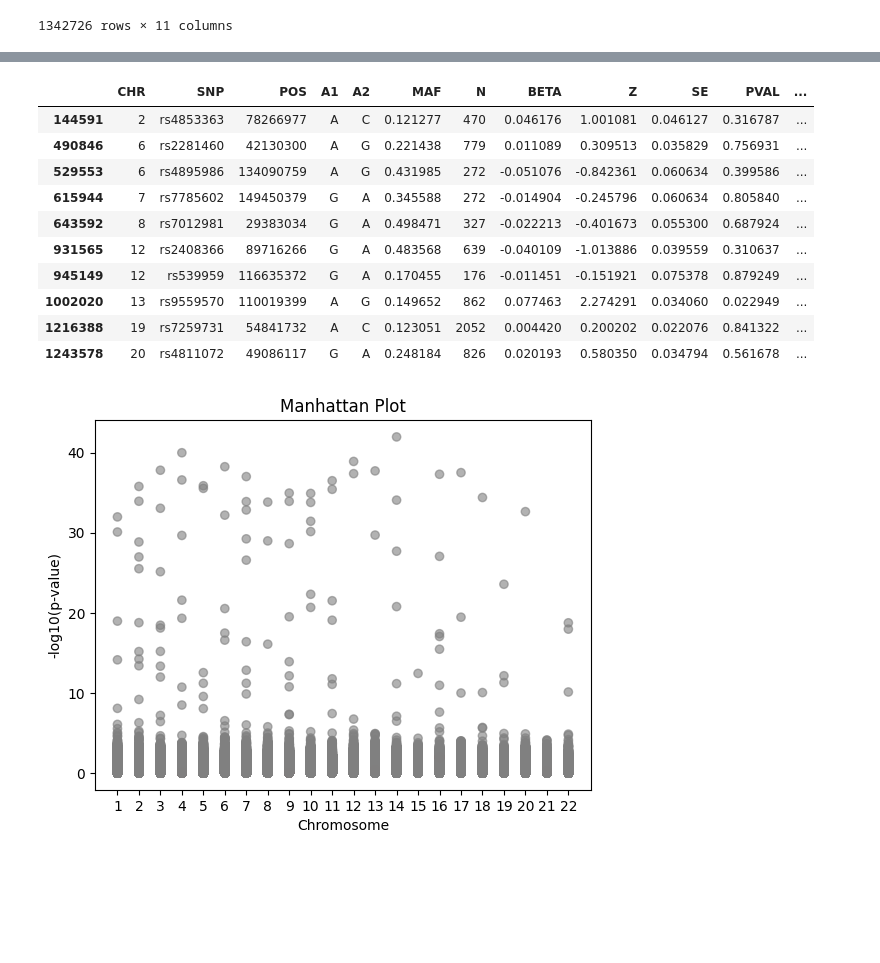
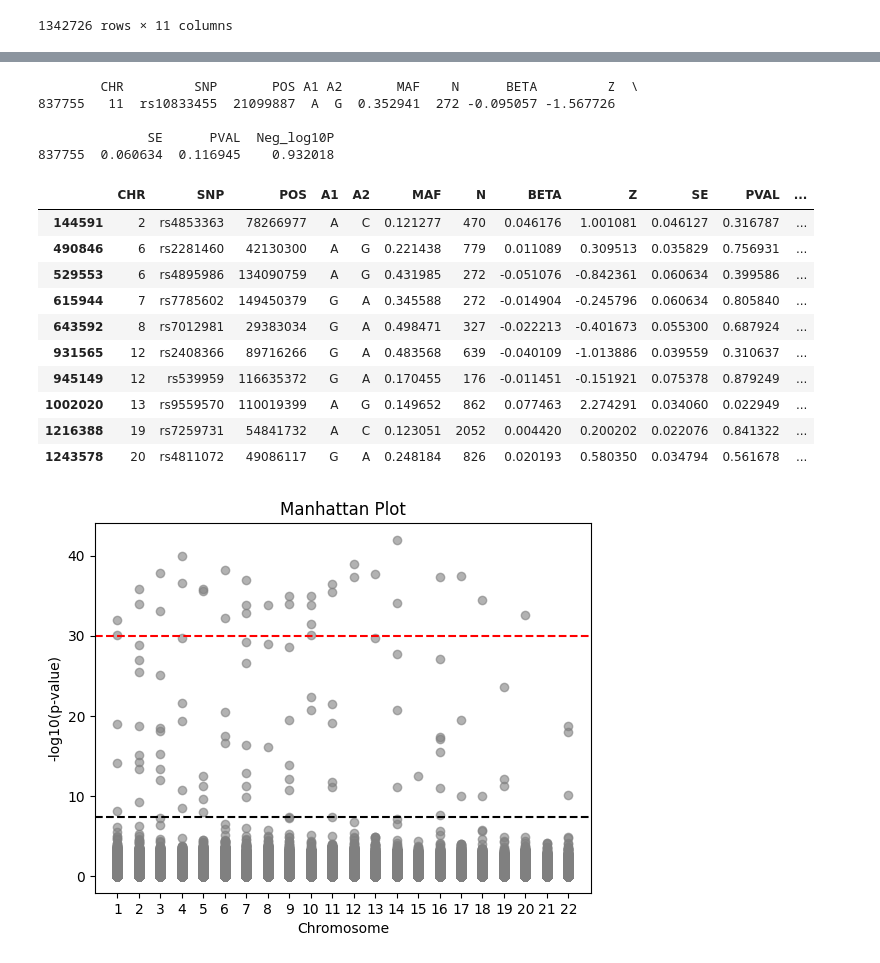
Before and after one commit to Yiqing-Zhu2000/RA_Project, a Jupyter notebook: RA_response_PRS.ipynb, the cells around one changed output, grey strips where cells are left out. Saved outputs shown, nothing was run; the diff lists cells and outputs as text; code cells hidden in the pictures; blank space fills up the shorter version.

```diff
--- a/RA_response_PRS.ipynb
+++ b/RA_response_PRS.ipynb
@@ -843,10 +846,18 @@ See the caveats in the documentation: https://pandas.pydata.org/pandas-docs/stab
 [1289081 rows x 12 columns]
 # %%
 ALL_RA_logP = pd.read_csv("Toy_example_expr/ALL_RA_logP.csv", sep="\t")
+# candidates_SNP found from Sophia's report top 30 features exits in our dataset
 candidates_SNP = ['rs2281460','rs7785602','rs7259731','rs7012981','rs9559570','rs4811072','rs539959','rs2408366','rs4895986','rs4853363']
 
+# paper_snpslist are potential causes found from paper ML to predict Anti-Tumor necrosis factor.
+print(ALL_RA_logP[ALL_RA_logP['SNP'].isin(paper_snpslist)])
 ALL_RA_logP[ALL_RA_logP['SNP'].isin(candidates_SNP)]
 # %% [output]
+        CHR         SNP       POS A1 A2       MAF    N      BETA         Z  \
+837755   11  rs10833455  21099887  A  G  0.352941  272 -0.095057 -1.567726
+
+              SE      PVAL  Neg_log10P
+837755  0.060634  0.116945    0.932018
 |  | CHR | SNP | POS | A1 | A2 | MAF | N | BETA | Z | SE | PVAL | ... |
 | 144591 | 2 | rs4853363 | 78266977 | A | C | 0.121277 | 470 | 0.046176 | 1.001081 | 0.046127 | 0.316787 | ... |
 | 490846 | 6 | rs2281460 | 42130300 | A | G | 0.221438 | 779 | 0.011089 | 0.309513 | 0.035829 | 0.756931 | ... |
@@ -863,34 +874,35 @@ ALL_RA_logP[ALL_RA_logP['SNP'].isin(candidates_SNP)]
 import matplotlib.pyplot as plt
 ALL_RA_logP = pd.read_csv("Toy_example_expr/ALL_RA_logP.csv", sep="\t")
 # ALL_RA_logP['scalePos'] = ALL_RA_logP['POS'].apply(lambda x: np.log10(x))
 grouped_data = ALL_RA_logP.groupby('CHR')
 
 fig, ax = plt.subplots()
 
 x_ticks = []  # Stores the x-axis tick positions
 x_labels = []  # Stores the x-axis tick labels
 # for chromosome, group in grouped_data:
 #     x = group['scalePos']
 #     y = group['Neg_log10P']
 
 #     ax.scatter(x, y, alpha=0.6, label = chromosome)
 candidates_SNP = ['rs2281460','rs7785602','rs7259731','rs7012981','rs9559570','rs4811072','rs539959','rs2408366','rs4895986','rs4853363']
 for i, (chromosome, group) in enumerate(grouped_data, start=1):
     x = [i] * len(group)  # Use the index i as the x-axis position for each chromosome
     y = group['Neg_log10P']
-    colors = ['red' if snp_id in ['rs4689152', 'rs11795051', 'rs9796234', 'rs11075875', 'rs2824310'] else 'gray' for snp_id in group['SNP']]
+    # colors = ['red' if snp_id in ['rs4689152', 'rs11795051', 'rs9796234', 'rs11075875', 'rs2824310'] else 'gray' for snp_id in group['SNP']]
 
 
-    ax.scatter(x, y, alpha=0.6, c=colors)
+    ax.scatter(x, y, alpha=0.6, c = 'gray') # c=colors
     x_ticks.append(i)
     x_labels.append(chromosome)
 
-# ax.axhline(-np.log10(0.05), color='black', linestyle='--', label='Significance Threshold')
+ax.axhline(-np.log10(5e-8), color='black', linestyle='--', label='Significance Threshold')
+ax.axhline(30, color='red', linestyle='--', label='Significance Threshold')
 ax.set_xticks(x_ticks)
 ax.set_xticklabels(x_labels)  #, rotation=90
 ax.set_xlabel('Chromosome')
 ax.set_ylabel('-log10(p-value)')
 ax.set_title('Manhattan Plot')
 plt.show()
 # %% [output]
-[figure, old version]
+[figure, new version]
```
Also changed, not shown: parts of 6 cells of this notebook, 2 other files.
